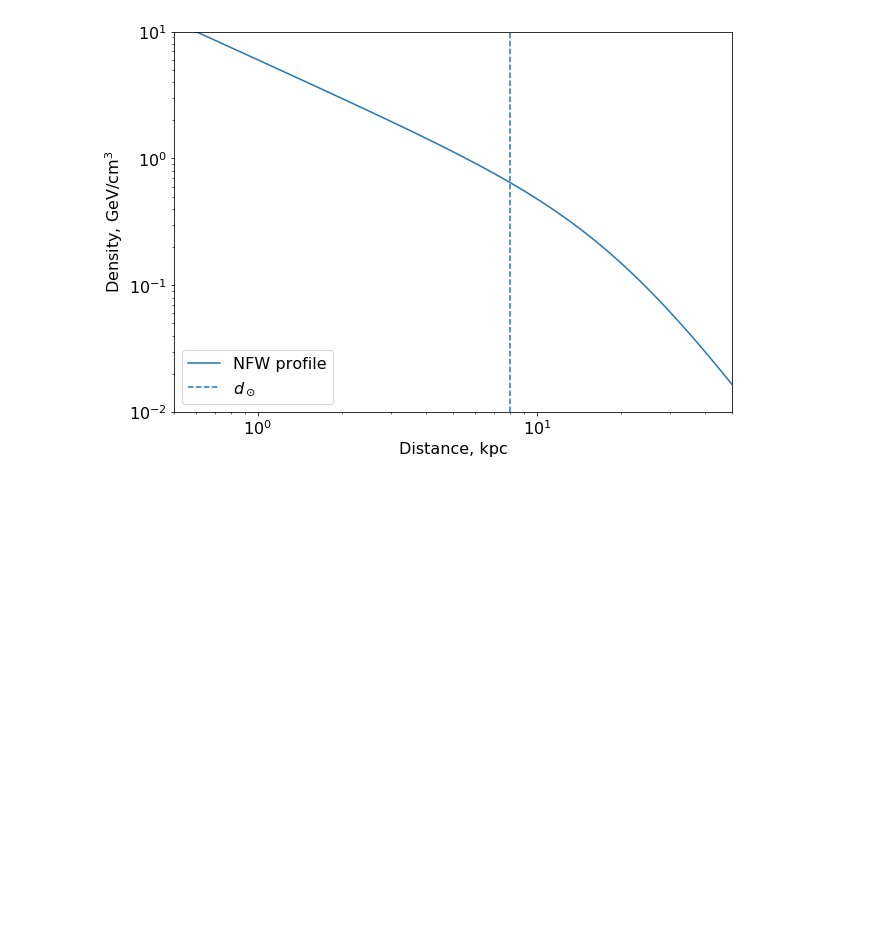
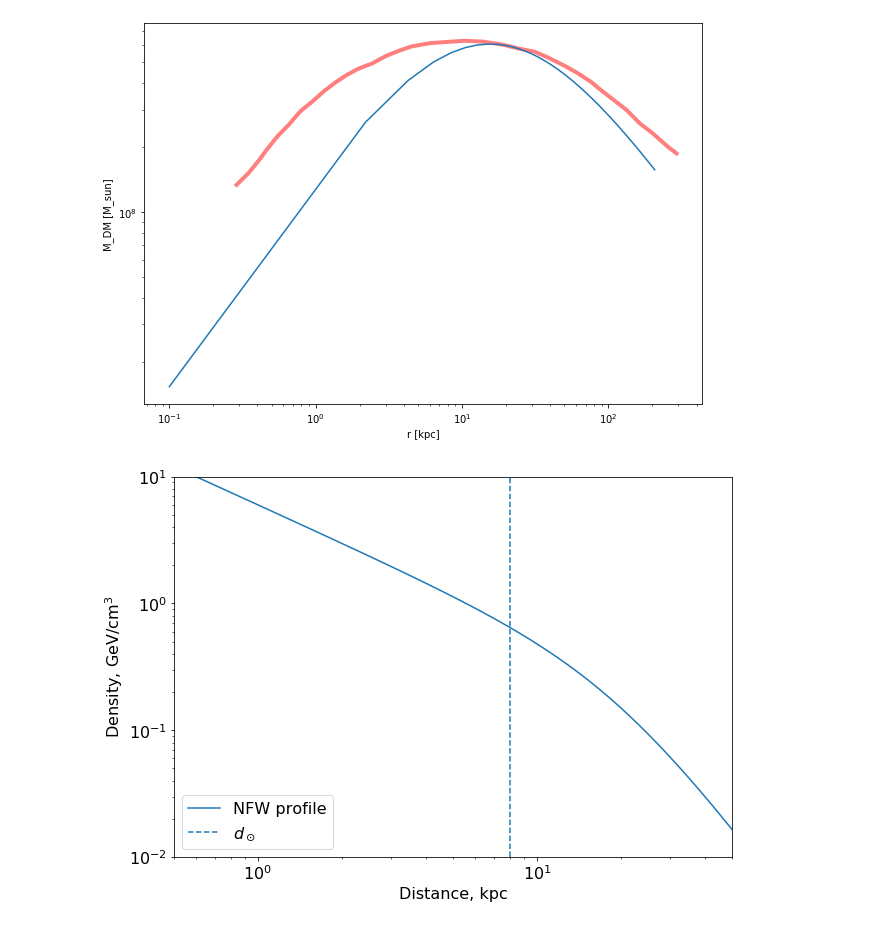
Before and after one commit to kewenz/DarkMatter_maps, a Jupyter notebook: DM_Milky_Way.ipynb, the cells around one changed output. Cells and saved outputs as stored; diff of their text form; code cells hidden in the pictures; blank space fills up the shorter version.

```diff
--- a/DM_Milky_Way.ipynb
+++ b/DM_Milky_Way.ipynb
@@ -5,3 +51,34 @@ import matplotlib.pyplot as plt
+# %%
+# Uncontracted
+M_200=0.82e12 #M_sun
+R_200=207 #kpc
+c=13.31 # concentration parameter (dimensionless)
+R_s=R_200/c
+
+
+
+r=np.linspace(0.1,R_200,Npoints)
+dr=r[1]-r[0]
+
+
+# NFW profile
+def rho(cc,x):
+    rho_r=M_200/(4*pi*R_200**3)*c**3*R_s**3/(log(1+cc)-c/(1+cc))/(x*(x+R_200/cc)**2)
+    return rho_r
+
+
+rho_r=rho(c,r)
+
+plt.figure(figsize=(10,7))
+plt.plot(rr,rrho*rr**2,color='red',linewidth=4,alpha=0.5)
+
+plt.plot(r,rho_r*r**2)
+plt.xlabel('r [kpc]')
+plt.ylabel('M_DM [M_sun]')
+plt.xscale('log')
+plt.yscale('log')
+# %% [output]
+[figure, added]
 # %%
 rho0=0.3 # GeV/cm3
 r0=20    # kpc
```
Also changed, not shown: parts of 4 cells of this notebook, 1 other file.
